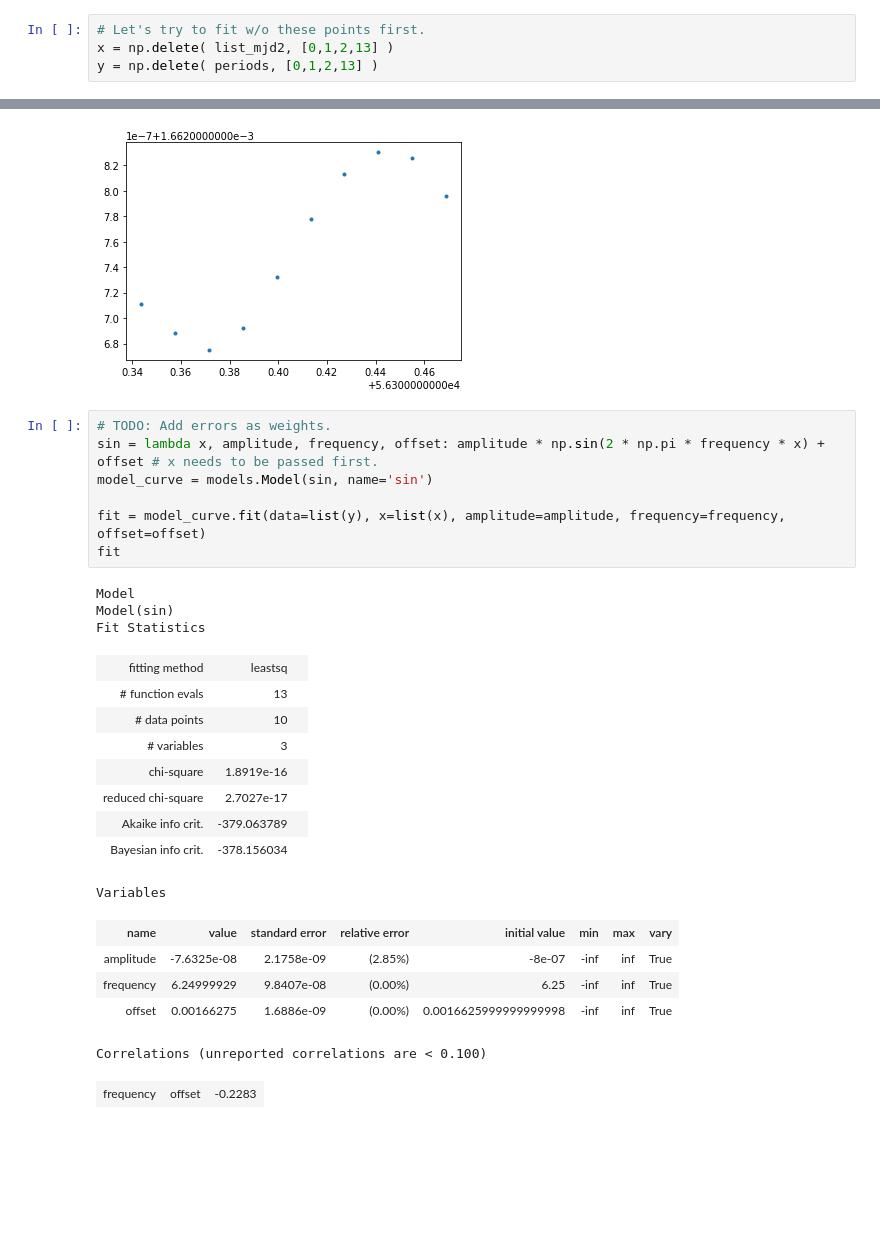
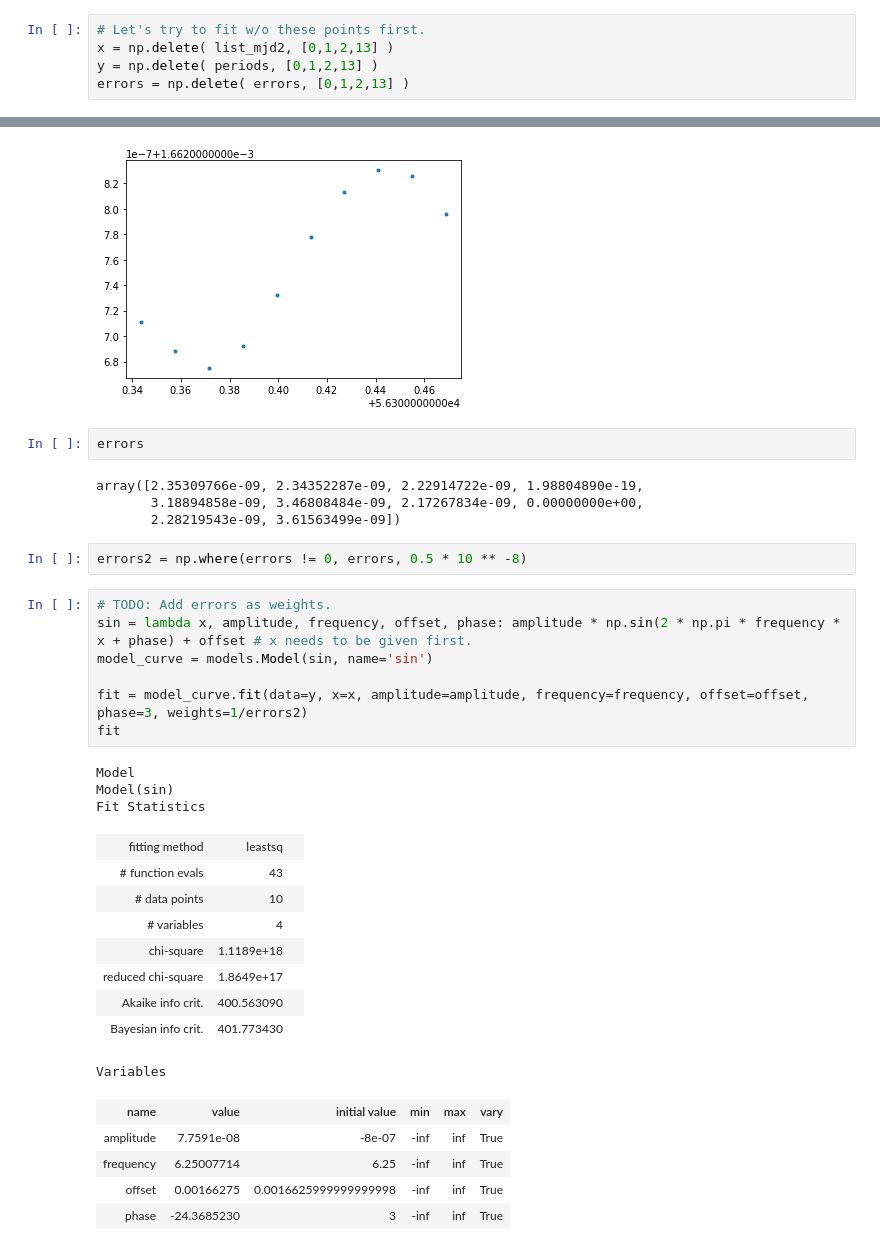
Before and after one commit to Yousousen/pulsar_analysis, a Jupyter notebook: src/script/rough_analysis_pulsar2.ipynb, the cells around one changed output, grey strips where cells are left out. Saved outputs shown, nothing was run; the diff lists cells and outputs as text; blank space fills up the shorter version.

```diff
--- a/src/script/rough_analysis_pulsar2.ipynb
+++ b/src/script/rough_analysis_pulsar2.ipynb
@@ -469,3 +493,4 @@ array([56300.46881555, 56300.4549264 , 56300.44103724, 56300.42714809,
 # Let's try to fit w/o these points first.
 x = np.delete( list_mjd2, [0,1,2,13] )
 y = np.delete( periods, [0,1,2,13] )
+errors = np.delete( errors, [0,1,2,13] )
@@ -476,32 +507,39 @@ plt.plot(x, y, '.')
 # %% [output]
 [<matplotlib.lines.Line2D at 0x...>]
 [figure]
+# %%
+errors
+# %% [output]
+array([2.35309766e-09, 2.34352287e-09, 2.22914722e-09, 1.98804890e-19,
+       3.18894858e-09, 3.46808484e-09, 2.17267834e-09, 0.00000000e+00,
+       2.28219543e-09, 3.61563499e-09])
+# %%
+errors2 = np.where(errors != 0, errors, 0.5 * 10 ** -8)
 # %%
 # TODO: Add errors as weights.
-sin = lambda x, amplitude, frequency, offset: amplitude * np.sin(2 * np.pi * frequency * x) + offset # x needs to be passed first.
+sin = lambda x, amplitude, frequency, offset, phase: amplitude * np.sin(2 * np.pi * frequency * x + phase) + offset # x needs to be given first.
 model_curve = models.Model(sin, name='sin')
 
-fit = model_curve.fit(data=list(y), x=list(x), amplitude=amplitude, frequency=frequency, offset=offset)
+fit = model_curve.fit(data=y, x=x, amplitude=amplitude, frequency=frequency, offset=offset, phase=3, weights=1/errors2)
 fit
 # %% [output]
 Model
 Model(sin)
 Fit Statistics
 | fitting method | leastsq |  |
-| # function evals | 13 |  |
+| # function evals | 43 |  |
 | # data points | 10 |  |
-| # variables | 3 |  |
-| chi-square | 1.8919e-16 |  |
-| reduced chi-square | 2.7027e-17 |  |
-| Akaike info crit. | -379.063789 |  |
-| Bayesian info crit. | -378.156034 |  |
+| # variables | 4 |  |
+| chi-square | 1.1189e+18 |  |
+| reduced chi-square | 1.8649e+17 |  |
+| Akaike info crit. | 400.563090 |  |
+| Bayesian info crit. | 401.773430 |  |
 Variables
-| name | value | standard error | relative error | initial value | min | max | vary |
-| amplitude | -7.6325e-08 | 2.1758e-09 | (2.85%) | -8e-07 | -inf | inf | True |
-| frequency | 6.24999929 | 9.8407e-08 | (0.00%) | 6.25 | -inf | inf | True |
-| offset | 0.00166275 | 1.6886e-09 | (0.00%) | 0.0016625999999999998 | -inf | inf | True |
+| name | value | initial value | min | max | vary |
+| amplitude | 7.7591e-08 | -8e-07 | -inf | inf | True |
+| frequency | 6.25007714 | 6.25 | -inf | inf | True |
+| offset | 0.00166275 | 0.0016625999999999998 | -inf | inf | True |
+| phase | -24.3685230 | 3 | -inf | inf | True |
-Correlations (unreported correlations are < 0.100)
-| frequency | offset | -0.2283 |
 # %%
 fit.plot()
 # %% [output]
```
Also changed, not shown: parts of 5 cells of this notebook, 2 other files.
